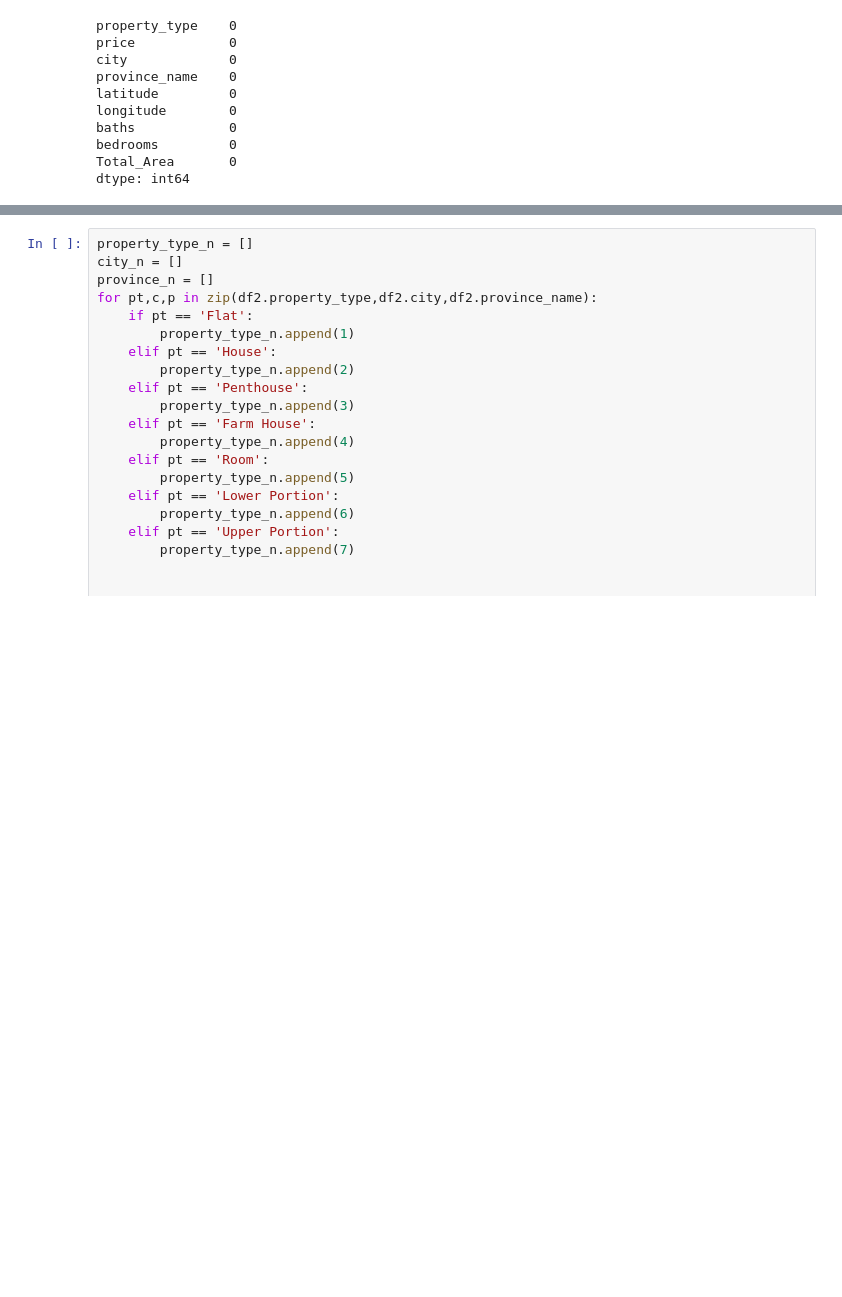
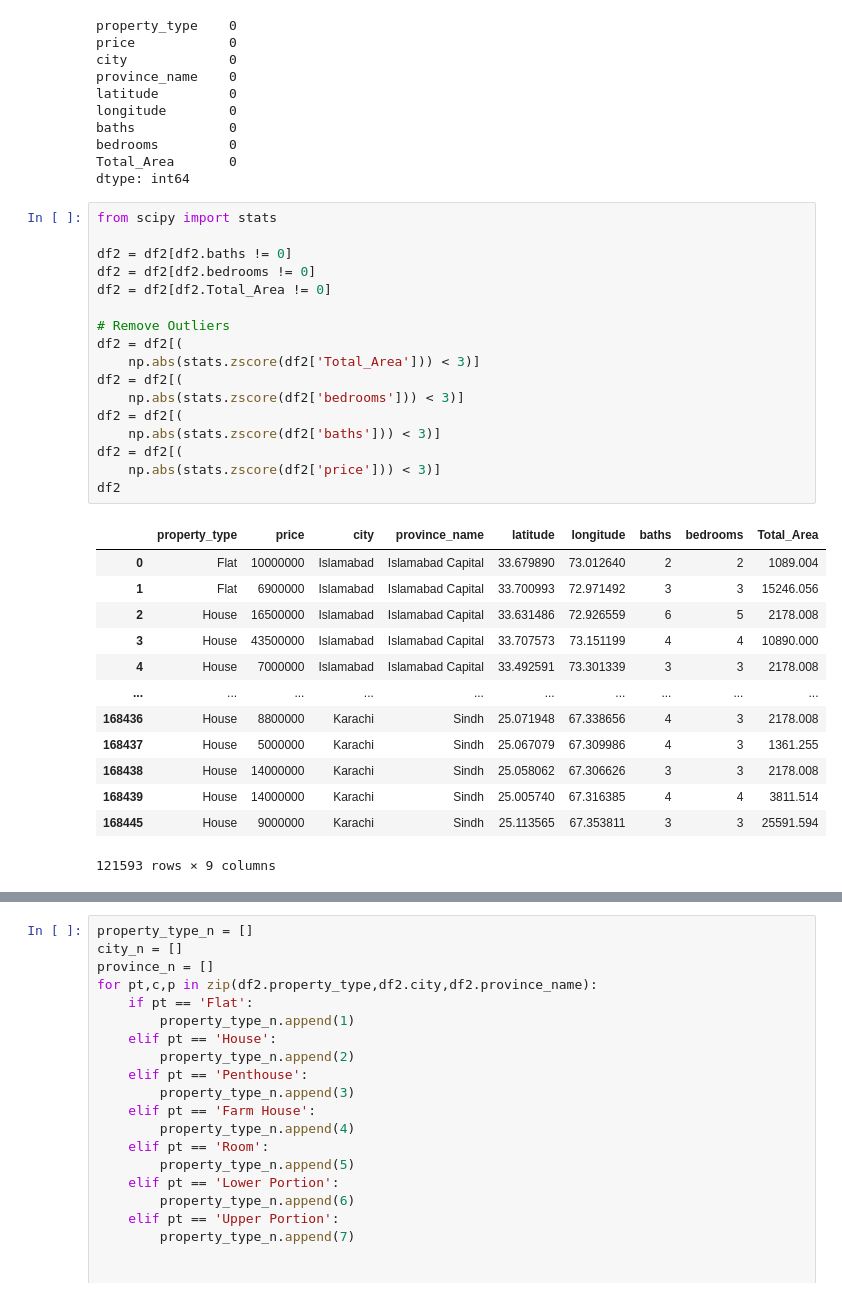
Before and after one commit to shahhhashmatali2002/Machine_Learning, a Jupyter notebook: Real_Estate_Project/Pakistan Real Estate/Untitled.ipynb, the cells around one changed output, grey strips where cells are left out. Cells and saved outputs as stored; diff of their text form; blank space fills up the shorter version.

```diff
--- a/Real_Estate_Project/Pakistan Real Estate/Untitled.ipynb
+++ b/Real_Estate_Project/Pakistan Real Estate/Untitled.ipynb
@@ -59,6 +59,37 @@ baths            0
 bedrooms         0
 Total_Area       0
 dtype: int64
+# %%
+from scipy import stats
+
+df2 = df2[df2.baths != 0]
+df2 = df2[df2.bedrooms != 0]
+df2 = df2[df2.Total_Area != 0]
+
+# Remove Outliers
+df2 = df2[(
+    np.abs(stats.zscore(df2['Total_Area'])) < 3)]
+df2 = df2[(
+    np.abs(stats.zscore(df2['bedrooms'])) < 3)]
+df2 = df2[(
+    np.abs(stats.zscore(df2['baths'])) < 3)]
+df2 = df2[(
+    np.abs(stats.zscore(df2['price'])) < 3)]
+df2
+# %% [output]
+|  | property_type | price | city | province_name | latitude | longitude | baths | bedrooms | Total_Area |
+| 0 | Flat | 10000000 | Islamabad | Islamabad Capital | 33.679890 | 73.012640 | 2 | 2 | 1089.004 |
+| 1 | Flat | 6900000 | Islamabad | Islamabad Capital | 33.700993 | 72.971492 | 3 | 3 | 15246.056 |
+| 2 | House | 16500000 | Islamabad | Islamabad Capital | 33.631486 | 72.926559 | 6 | 5 | 2178.008 |
+| 3 | House | 43500000 | Islamabad | Islamabad Capital | 33.707573 | 73.151199 | 4 | 4 | 10890.000 |
+| 4 | House | 7000000 | Islamabad | Islamabad Capital | 33.492591 | 73.301339 | 3 | 3 | 2178.008 |
+| ... | ... | ... | ... | ... | ... | ... | ... | ... | ... |
+| 168436 | House | 8800000 | Karachi | Sindh | 25.071948 | 67.338656 | 4 | 3 | 2178.008 |
+| 168437 | House | 5000000 | Karachi | Sindh | 25.067079 | 67.309986 | 4 | 3 | 1361.255 |
+| 168438 | House | 14000000 | Karachi | Sindh | 25.058062 | 67.306626 | 3 | 3 | 2178.008 |
+| 168439 | House | 14000000 | Karachi | Sindh | 25.005740 | 67.316385 | 4 | 4 | 3811.514 |
+| 168445 | House | 9000000 | Karachi | Sindh | 25.113565 | 67.353811 | 3 | 3 | 25591.594 |
+121593 rows × 9 columns
 # %%
 import seaborn as sns
 plt.figure(figsize=(8,6))
```
Also changed, not shown: parts of 31 cells of this notebook, 3 other files.
